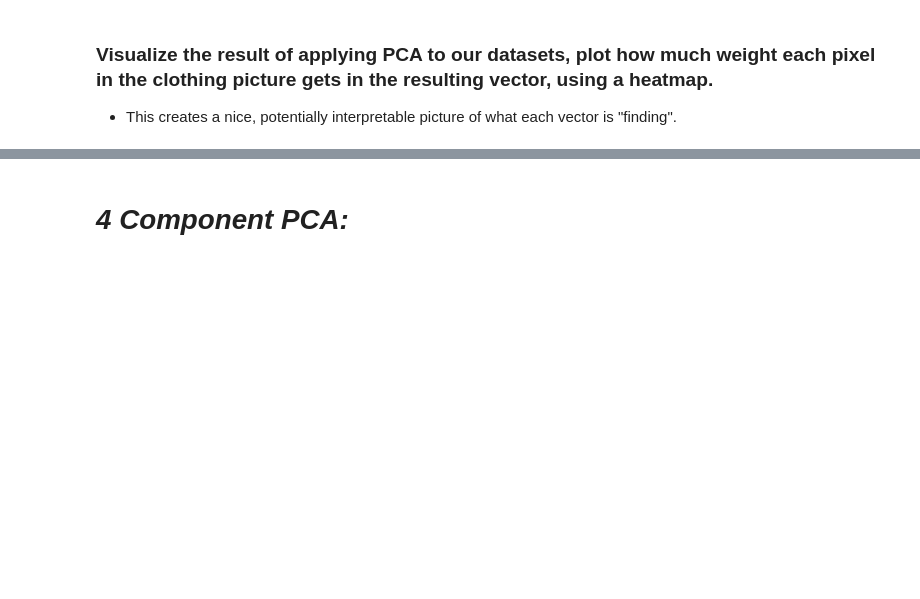
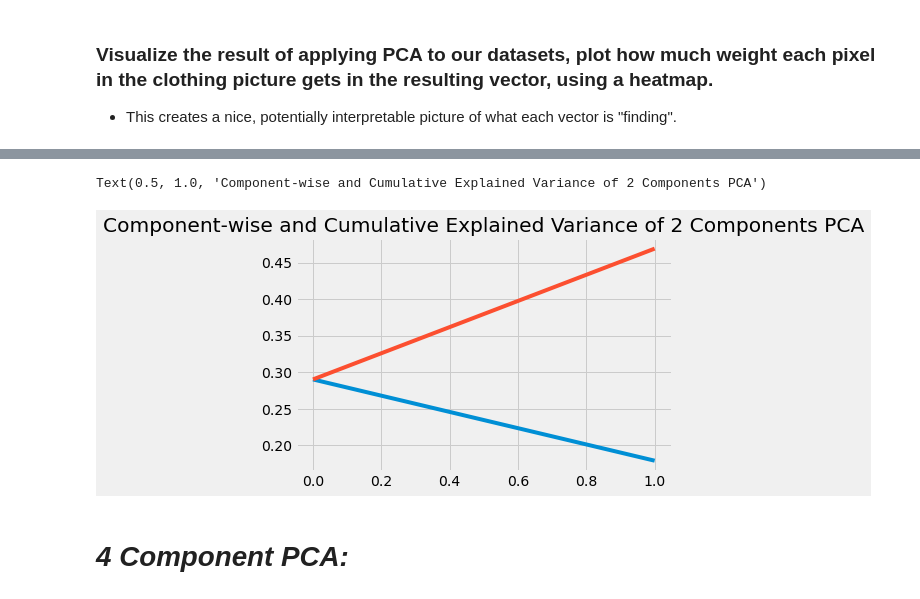
Before and after one commit to kggold4/final-project-data-visualization, a Jupyter notebook: task_2.ipynb, the cells around one changed output, grey strips where cells are left out. Saved outputs shown, nothing was run; the diff lists cells and outputs as text; code cells hidden in the pictures; blank space fills up the shorter version.

```diff
--- a/task_2.ipynb
+++ b/task_2.ipynb
@@ -133,3 +132,10 @@ plt.show()
+# %%
+plt.plot(range(2), pca_two_components.explained_variance_ratio_)
+plt.plot(range(2), np.cumsum(pca_two_components.explained_variance_ratio_))
+plt.title("Component-wise and Cumulative Explained Variance of 2 Components PCA")
+# %% [output]
+Text(0.5, 1.0, 'Component-wise and Cumulative Explained Variance of 2 Components PCA')
+[figure, added]
 # %% [markdown]
 # <i>4 Component PCA:</i>
 # %%
```
Also changed, not shown: parts of 13 cells of this notebook, 1 other file.
